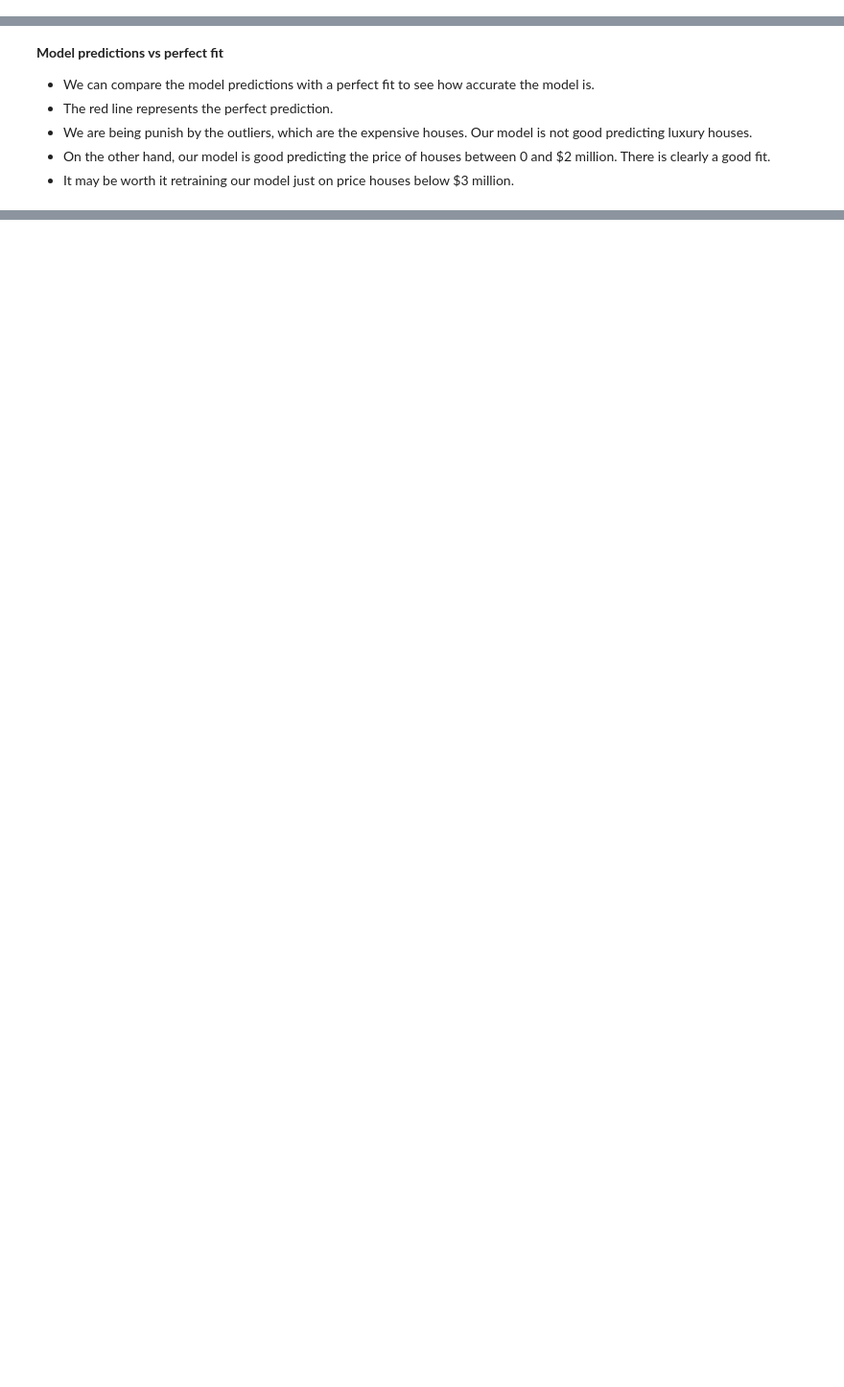
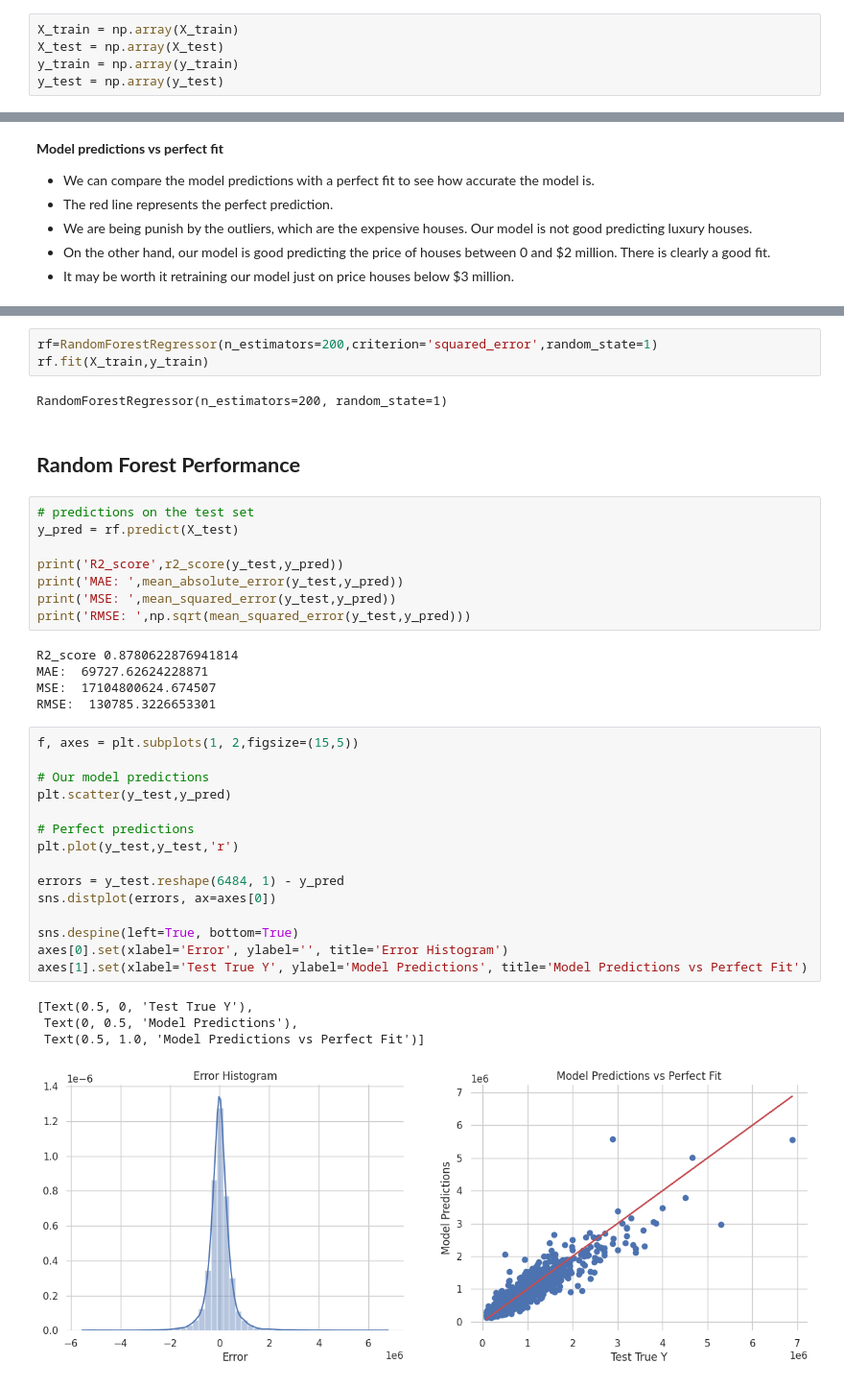
Before and after one commit to seemapr22/House_Price_Prediction_using_ANN, a Jupyter notebook: House_Price_Prediction_using_ANN.ipynb, the cells around one changed output, grey strips where cells are left out. Shown at 96% size. Saved outputs shown, nothing was run; the diff lists cells and outputs as text; blank space fills up the shorter version.

```diff
--- a/House_Price_Prediction_using_ANN.ipynb
+++ b/House_Price_Prediction_using_ANN.ipynb
@@ -291,5 +287,10 @@ print(y_test.shape)
 (6484, 19)
 (15129,)
 (6484,)
+# %%
+X_train = np.array(X_train)
+X_test = np.array(X_test)
+y_train = np.array(y_train)
+y_test = np.array(y_test)
 # %%
 # Normalizing / scaling the data
@@ -454,0 +454,40 @@ Original Price: 221900.0
+# %%
+rf=RandomForestRegressor(n_estimators=200,criterion='squared_error',random_state=1)
+rf.fit(X_train,y_train)
+# %% [output]
+RandomForestRegressor(n_estimators=200, random_state=1)
+# %% [markdown]
+## **Random Forest Performance**
+# %%
+# predictions on the test set
+y_pred = rf.predict(X_test)
+
+print('R2_score',r2_score(y_test,y_pred))
+print('MAE: ',mean_absolute_error(y_test,y_pred))
+print('MSE: ',mean_squared_error(y_test,y_pred))
+print('RMSE: ',np.sqrt(mean_squared_error(y_test,y_pred)))
+# %% [output]
+R2_score 0.8780622876941814
+MAE:  69727.62624228871
+MSE:  17104800624.674507
+RMSE:  130785.3226653301
+# %%
+f, axes = plt.subplots(1, 2,figsize=(15,5))
+
+# Our model predictions
+plt.scatter(y_test,y_pred)
+
+# Perfect predictions
+plt.plot(y_test,y_test,'r')
+
+errors = y_test.reshape(6484, 1) - y_pred
+sns.distplot(errors, ax=axes[0])
+
+sns.despine(left=True, bottom=True)
+axes[0].set(xlabel='Error', ylabel='', title='Error Histogram')
+axes[1].set(xlabel='Test True Y', ylabel='Model Predictions', title='Model Predictions vs Perfect Fit')
+# %% [output]
+[Text(0.5, 0, 'Test True Y'),
+ Text(0, 0.5, 'Model Predictions'),
+ Text(0.5, 1.0, 'Model Predictions vs Perfect Fit')]
+[figure, added]
```
Also changed, not shown: parts of 17 cells of this notebook.
